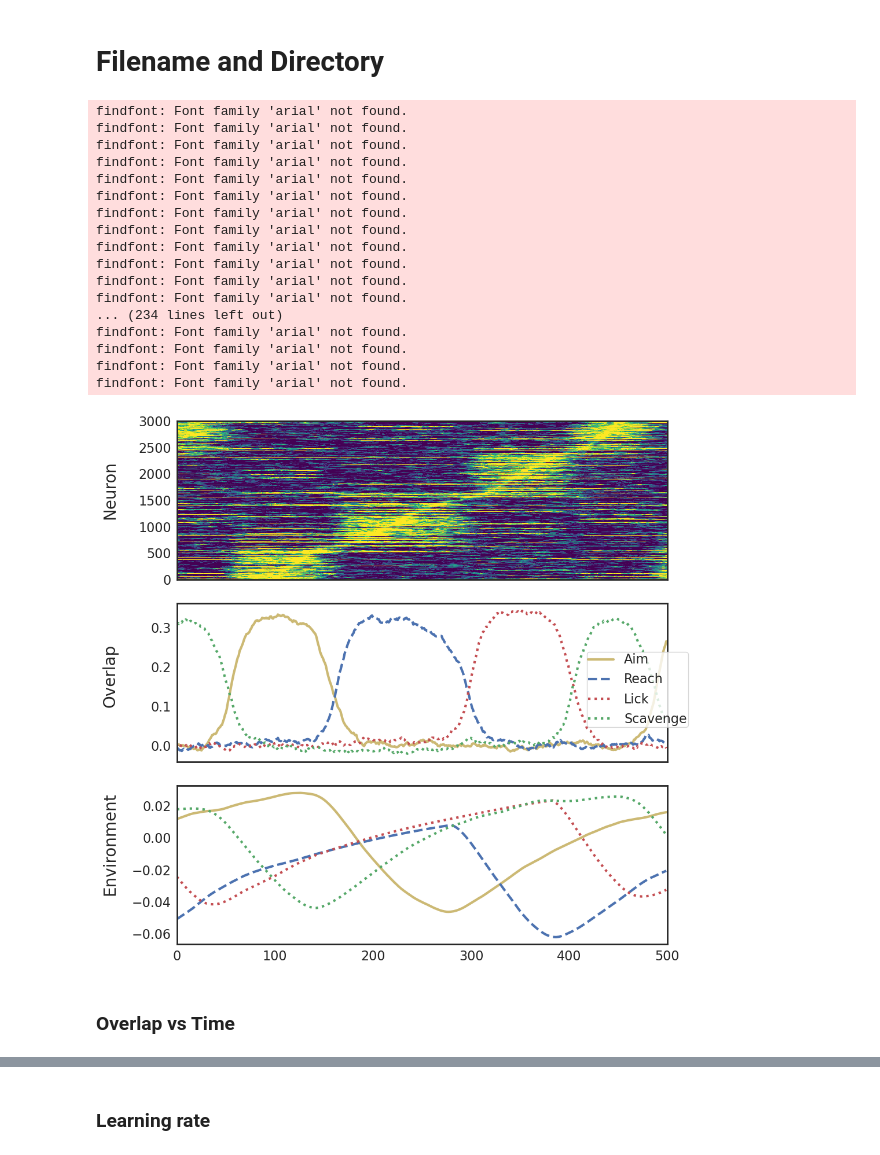
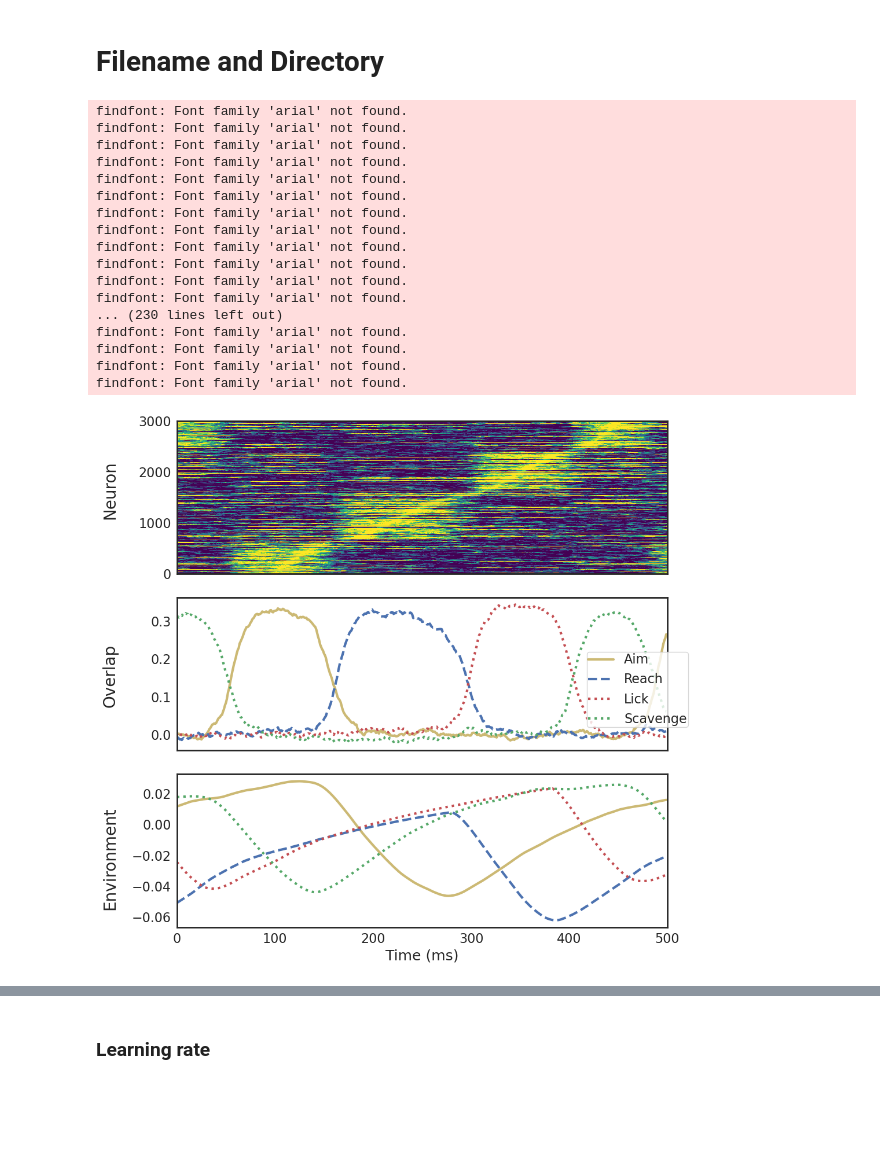
Before and after one commit to jp464/striatal-sequence, a Jupyter notebook: figures/article/1/figure.ipynb, the cells around one changed output, grey strips where cells are left out. Drawn from its saved outputs; the diff is of its cells as text; code cells hidden in the pictures; blank space fills up the shorter version.

```diff
--- a/figures/article/1/figure.ipynb
+++ b/figures/article/1/figure.ipynb
@@ -55,35 +55,34 @@ axes[1].plot(seg_overlaps_d1[1], linestyle='dashed', linewidth=3, color=colors[0
 axes[1].plot(seg_overlaps_d1[2], linestyle='dotted', linewidth=3, color=colors[3])
 axes[1].plot(seg_overlaps_d1[3], linestyle='dotted', linewidth=3, color=colors[2])
 seg_evars = evars[:,2300:2800]
 axes[2].plot(seg_evars[0], linestyle='solid', linewidth=3, color=colors[8])
 axes[2].plot(seg_evars[1], linestyle='dashed', linewidth=3, color=colors[0])
 axes[2].plot(seg_evars[2], linestyle='dotted', linewidth=3, color=colors[3])
 axes[2].plot(seg_evars[3], linestyle='dotted', linewidth=3, color=colors[2])
+axes[2].set_xlabel('Time (ms)')
 fig.text(-.025, .8, 'Neuron', rotation='vertical', fontsize=20)
 fig.text(-.025, .475, 'Overlap', rotation='vertical', fontsize=20)
-fig.text(-.025, .15, 'Environment', rotation='vertical', fontsize=20)
+fig.text(-.025, .125, 'Environment', rotation='vertical', fontsize=20)
 filename = 'segregated-population'
 plt.savefig('/work/jp464/striatum-sequence/output/' + filename + '-raster' + '.svg', bbox_inches="tight", format='svg')
 plt.figlegend(labels=['Aim', 'Reach', 'Lick', 'Scavenge'], fontsize=16, borderpad=0.1, loc='center right')
 plt.show()
 # %% [output]
 findfont: Font family 'arial' not found.
 findfont: Font family 'arial' not found.
 findfont: Font family 'arial' not found.
 findfont: Font family 'arial' not found.
 findfont: Font family 'arial' not found.
 findfont: Font family 'arial' not found.
 findfont: Font family 'arial' not found.
 findfont: Font family 'arial' not found.
 findfont: Font family 'arial' not found.
 findfont: Font family 'arial' not found.
 findfont: Font family 'arial' not found.
 findfont: Font family 'arial' not found.
-... (234 lines left out)
+... (230 lines left out)
 findfont: Font family 'arial' not found.
 findfont: Font family 'arial' not found.
 findfont: Font family 'arial' not found.
 findfont: Font family 'arial' not found.
-[figure, old version]
+[figure, new version]
-# %% [markdown]
-### Overlap vs Time
```
Also changed, not shown: parts of 6 cells of this notebook.
